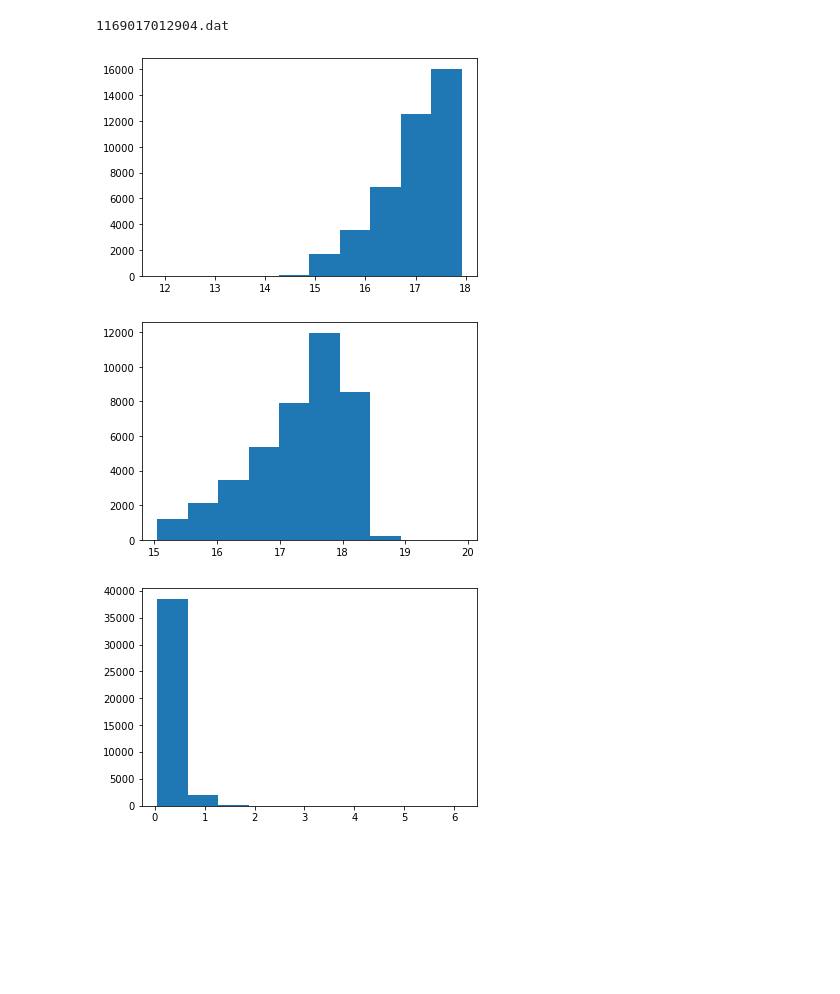
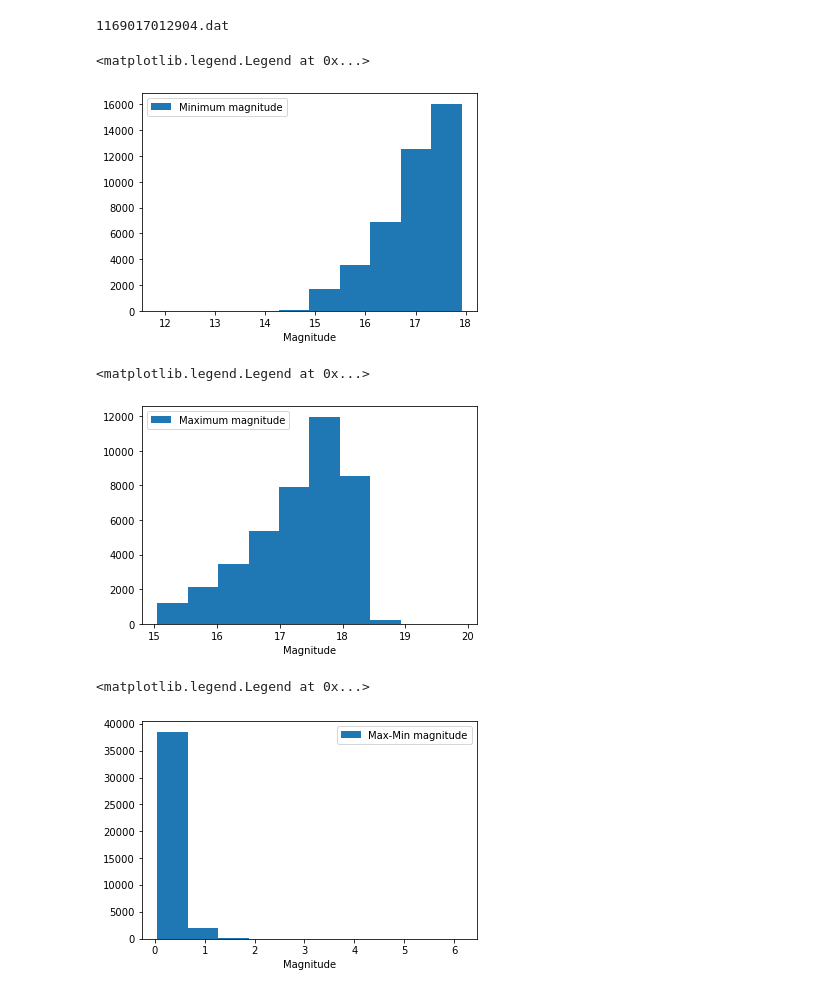
Before and after one commit to cosmic-hi-5/astropology, a Jupyter notebook: explore/agn.ipynb, the cells around one changed output. Saved outputs shown, nothing was run; the diff lists cells and outputs as text; code cells hidden in the pictures; blank space fills up the shorter version.

```diff
--- a/explore/agn.ipynb
+++ b/explore/agn.ipynb
@@ -38,18 +38,27 @@ for f_name in f_names:
 1169017012904.dat
 # %%
 n_bins = 50
-_ = plt.hist(min_mags)
+_ = plt.hist(min_mags, label="Minimum magnitude")
+plt.xlabel("Magnitude")
+plt.legend()
 # %% [output]
+<matplotlib.legend.Legend at 0x...>
-[figure, old version]
+[figure, new version]
 # %%
 n_bins = 50
-_ = plt.hist(max_mags)
+_ = plt.hist(max_mags, label="Maximum magnitude")
+plt.xlabel("Magnitude")
+plt.legend()
 # %% [output]
+<matplotlib.legend.Legend at 0x...>
-[figure, old version]
+[figure, new version]
 # %%
 n_bins = 50
-_ = plt.hist(min_max_mags)
+_ = plt.hist(min_max_mags, label="Max-Min magnitude")
+plt.xlabel("Magnitude")
+plt.legend()
 # %% [output]
+<matplotlib.legend.Legend at 0x...>
-[figure, old version]
+[figure, new version]
 # %%
 n_bins = 50
```
Also changed, not shown: parts of 2 cells of this notebook, 4 other files.
